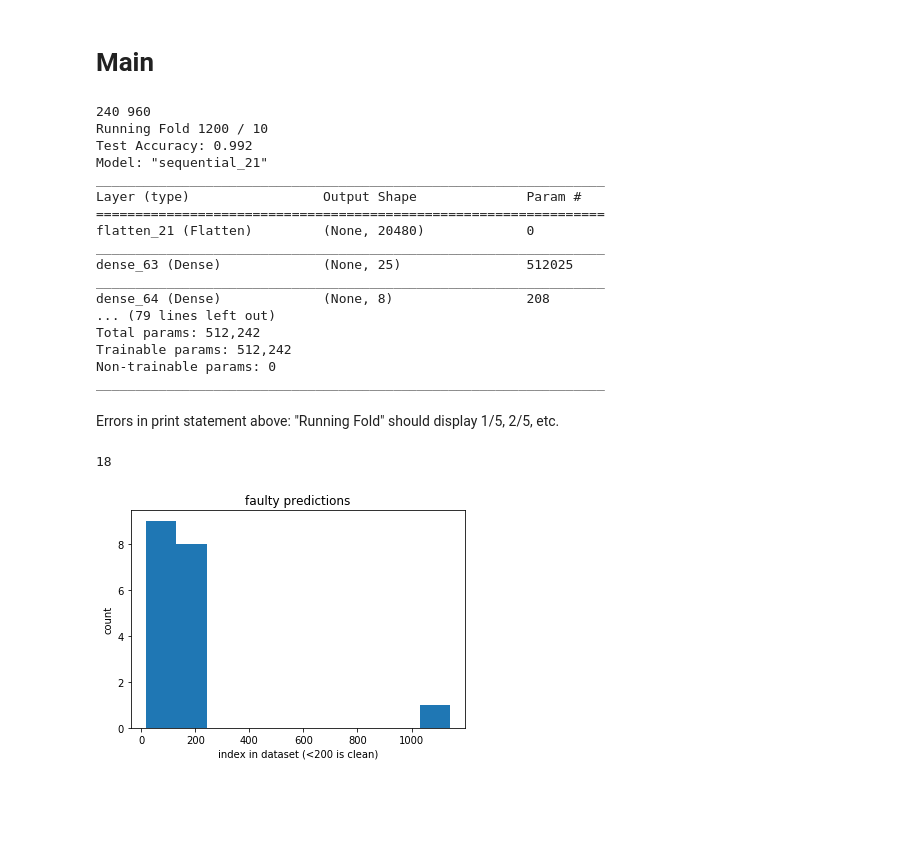
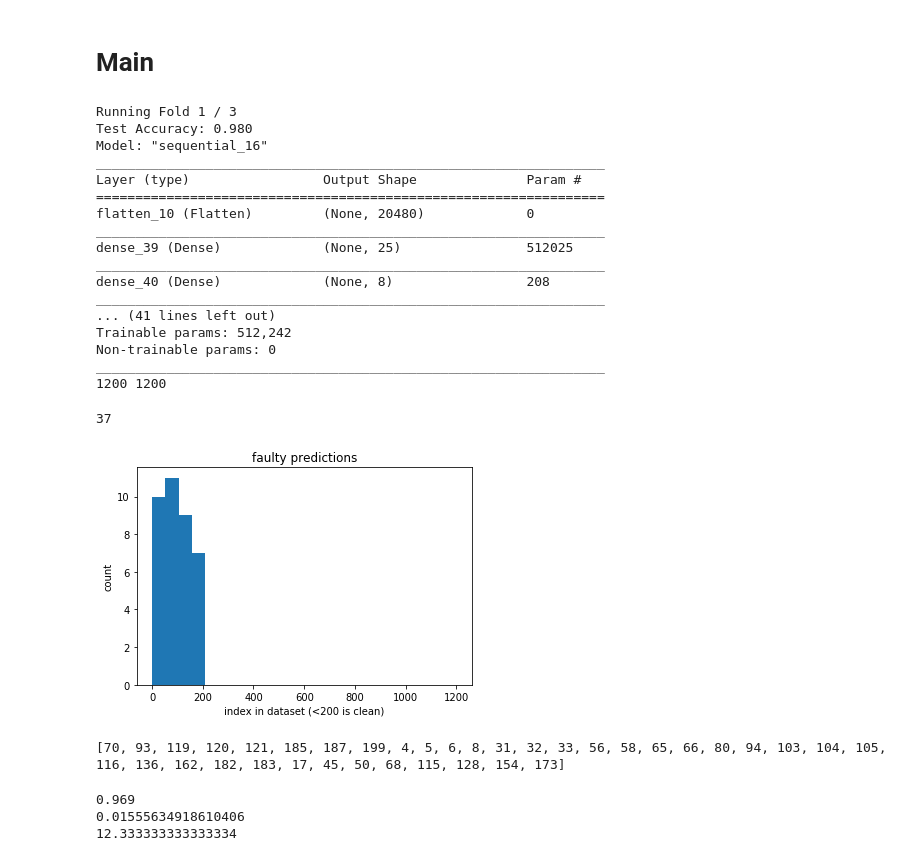
Before and after one commit to musicbyjing/cosmic_dawn_rfi, a Jupyter notebook: classification.ipynb, the cells around one changed output. Drawn from its saved outputs; the diff is of its cells as text; code cells hidden in the pictures; blank space fills up the shorter version.

Commit message:
Proper code for k-fold cross-validation (ignore last)

```diff
--- a/classification.ipynb
+++ b/classification.ipynb
@@ -72,48 +74,62 @@ def get_faulty_predictions(predictions, labels):
 # %% [markdown]
 # Main
 # %%
-X, y = load_data()
-skf = StratifiedKFold(n_splits=5, shuffle=True)
+n_splits = 3
+X, y, n_features = load_data()
+skf = StratifiedKFold(n_splits, shuffle=True)
 
 faulty_predictions = []
 
-for train_index, test_index in skf.split(X, y):
-		print(len(X[test_index]), len(y[train_index]))
-		print("Running Fold", i+1, "/", n_folds)
+for i, (train_index, test_index) in enumerate(skf.split(X, y)):
+		# print(len(X[test_index]), len(y[train_index]))
+		print("Running Fold", i+1, "/", n_splits)
 		model = None # clear the NN
-		model = create_model()
+		model = create_model(n_features)
 		predictions = train_and_evaluate_model(model, X[train_index], y[train_index], X[test_index], y[test_index])
 		faulty_predictions.append(get_faulty_predictions(predictions, y))
 # %% [output]
-240 960
-Running Fold 1200 / 10
-Test Accuracy: 0.992
-Model: "sequential_21"
+Running Fold 1 / 3
+Test Accuracy: 0.980
+Model: "sequential_16"
 _________________________________________________________________
 Layer (type)                 Output Shape              Param #
 =================================================================
-flatten_21 (Flatten)         (None, 20480)             0
+flatten_10 (Flatten)         (None, 20480)             0
 _________________________________________________________________
-dense_63 (Dense)             (None, 25)                512025
+dense_39 (Dense)             (None, 25)                512025
 _________________________________________________________________
-dense_64 (Dense)             (None, 8)                 208
-... (79 lines left out)
-Total params: 512,242
+dense_40 (Dense)             (None, 8)                 208
+_________________________________________________________________
+... (41 lines left out)
 Trainable params: 512,242
 Non-trainable params: 0
 _________________________________________________________________
+1200 1200
-# %% [markdown]
-Errors in print statement above: "Running Fold" should display 1/5, 2/5, etc.
 # %%
 
 from itertools import chain
-print(len(faulty_predictions))
+# temp = list(chain.from_iterable(temp))
 
-plt.hist(faulty_predictions)
+bins=np.linspace(0,1200,24)
+
+print(len(temp))
+plt.hist(temp, bins=bins)
 plt.xlabel("index in dataset (<200 is clean)")
 plt.ylabel("count")
 plt.title("faulty predictions")
 plt.show()
+
+print(temp)
 # %% [output]
-18
+37
-[figure, old version]
+[figure, new version]
+[70, 93, 119, 120, 121, 185, 187, 199, 4, 5, 6, 8, 31, 32, 33, 56, 58, 65, 66, 80, 94, 103, 104, 105, 116, 136, 162, 182, 183, 17, 45, 50, 68, 115, 128, 154, 173]
+# %%
+a = [0.980, 0.947, 0.980]
+print(np.mean(a))
+print(np.std(a))
+print(37/3)
+# %% [output]
+0.969
+0.01555634918610406
+12.333333333333334
```
Also changed, not shown: parts of 1 cell of this notebook.
